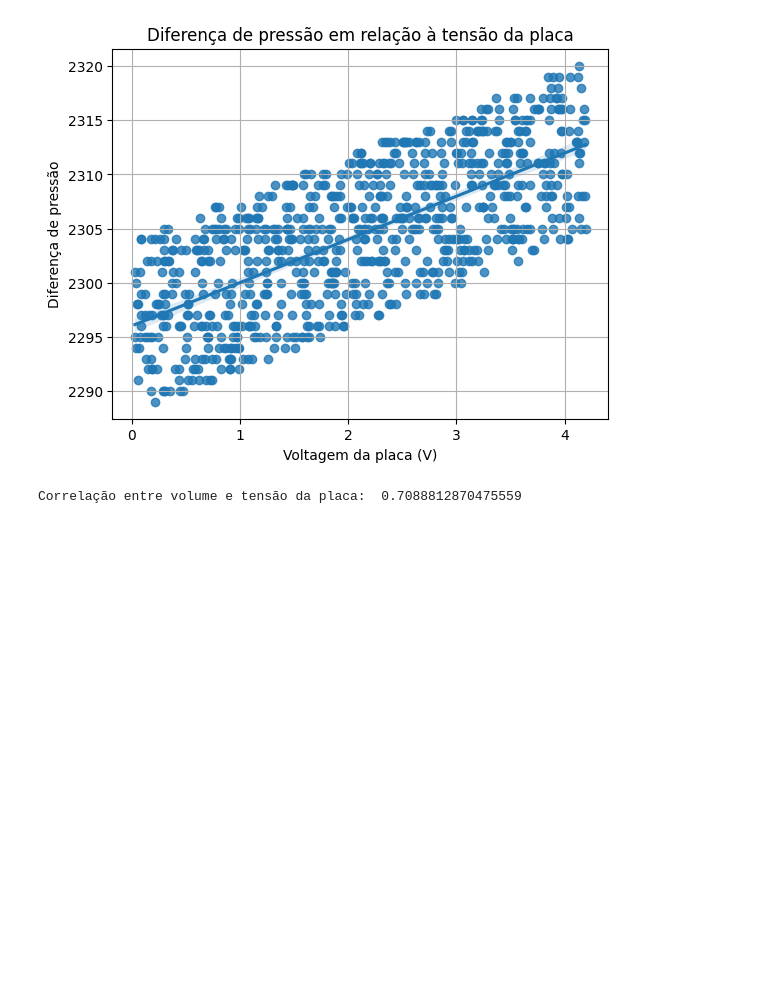
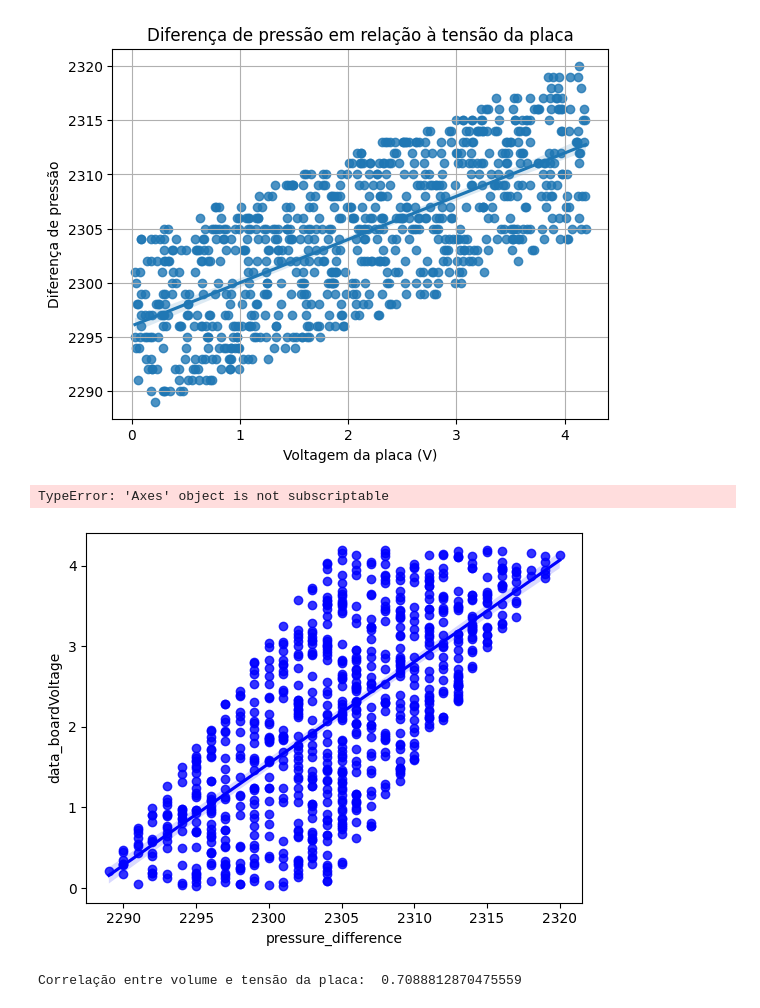
Before and after one commit to LCStuber/SmartCampusGMSDataAnalysis, a Jupyter notebook: artesian_well.ipynb, the cells around one changed output. Cells and saved outputs as stored; diff of their text form; code cells hidden in the pictures; blank space fills up the shorter version.

Commit message:
artesian_well axes fix

```diff
--- a/artesian_well.ipynb
+++ b/artesian_well.ipynb
@@ -51,6 +48,16 @@ plt.grid()
 st.pyplot(plt.gcf())
 # %% [output]
 [figure]
+# %%
+fig,axes = plt.subplots()
+sns.regplot(data=df_artesian_well, x="pressure_difference", y="data_boardVoltage", ax=axes, color="blue")
+axes[0].set_xlabel("Diferença de pressão")
+axes[0].set_ylabel("Tensão da placa")
+axes[0].set_title("Diferença de pressão em relação à tensão da placa")
+axes[0].grid()
+# %% [output]
+TypeError: 'Axes' object is not subscriptable
+[figure, added]
 # %%
 corr = df_artesian_well[['pressure_difference', 'data_boardVoltage']].corr()
 print("Correlação entre volume e tensão da placa: ", corr.values[0][1])
```
Also changed, not shown: parts of 1 cell of this notebook, 1 other file.
